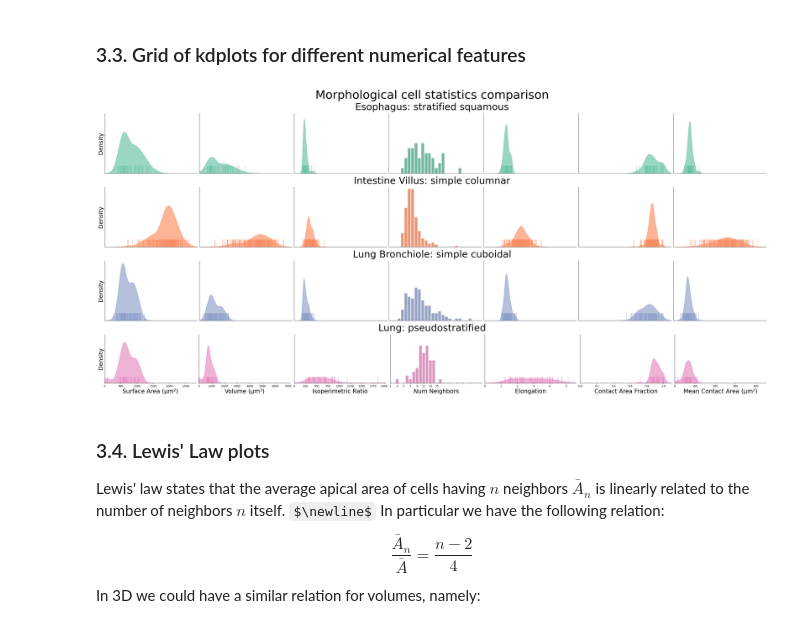
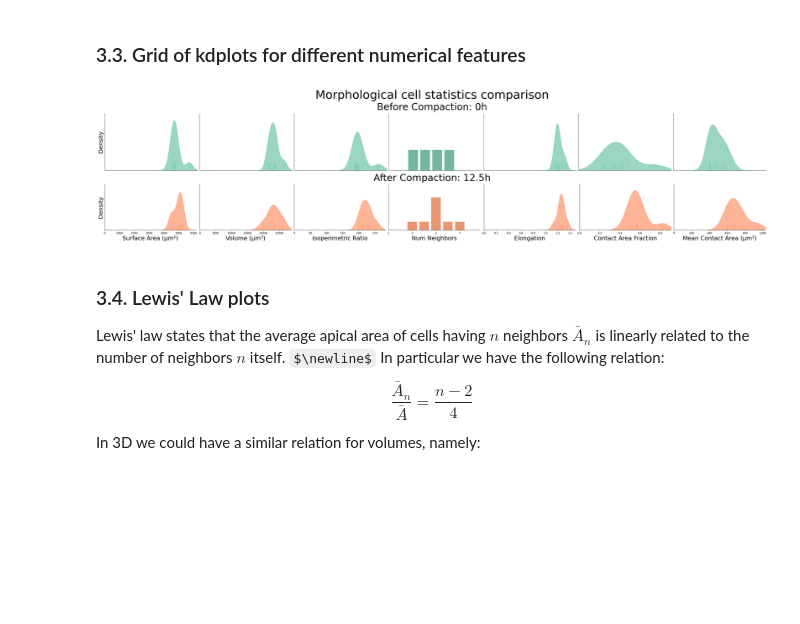
Before and after one commit to AntanasMurelis/EpiStats, a Jupyter notebook: src/tutorials/plots_tutorial.ipynb, the cells around one changed output. Saved outputs shown, nothing was run; the diff lists cells and outputs as text; code cells hidden in the pictures; some formulas as TeX source; blank space fills up the shorter version.

```diff
--- a/src/tutorials/plots_tutorial.ipynb
+++ b/src/tutorials/plots_tutorial.ipynb
@@ -16,13 +17,10 @@ os.getcwd()
 ## 1. Load the tissue dataframes
 # %%
 # Load dataframes
-out_root_path = '../outputs/outputs_v4'
+out_root_path = '../../../cell_stats/movie_0608_3/'
 df_files = [
-    # 'output_bladder_control_curated_segmentation_s_10_e_6_d_8/cell_stats/stats_dataset_bladder.csv',
-    'output_esophagus_Z2_curated_crop_s_10_e_6_d_8/cell_stats/stats_dataset_esophagus.csv',
-    'output_intestine_sample2_b_curated_segmentation_relabel_seq_s_10_e_6_d_8/cell_stats/stats_dataset_intestine_villus.csv',
-    'output_lung_new_sample_b_curated_segmentation_central_crop_relabel_seq_s_10_e_6_d_8/cell_stats/stats_dataset_lung_bronchiole.csv',
-    'output_lung_pseudostratified_from_harold_s_10_e_6_d_8/cell_stats/stats_dataset_lung.csv'
+    'before_compaction.csv',
+    'after_compaction.csv',
 ]
 df_paths = [os.path.join(out_root_path, df_file) for df_file in df_files]
 
@@ -45,14 +47,11 @@ cell_stats_df
-# %%
-import ast
-
-# If using v4 of collected statistics run this cell
-cell_stats_df['principal_axis_and_elongation'] = cell_stats_df['principal_axis_and_elongation'].apply(
-    lambda x: x.split(',')[0].replace('(', '')
-)
-cell_stats_df['principal_axis_and_elongation'] = cell_stats_df['principal_axis_and_elongation'].apply(
-    lambda x: ast.literal_eval(x)
-)
-cell_stats_df['elongation'] = cell_stats_df['principal_axis_and_elongation']
-cell_stats_df.drop(columns=['principal_axis_and_elongation'], inplace=True)
-
-cell_stats_df["num_neighbors_2D_principal"] = cell_stats_df['neighbors_2D_principal'].apply(lambda x: [len(l) for l in x])
+# %%
+for i in range(len(cell_stats_df)):
+    if cell_stats_df.loc[i, 'file_name'].find('time_3') != -1:
+        cell_stats_df.loc[i, 'tissue'] = 'before_compaction'
+        cell_stats_df.loc[i, 'tissue_type'] = '0h'
+    else:
+        cell_stats_df.loc[i, 'tissue'] = 'after_compaction'
+        cell_stats_df.loc[i, 'tissue_type'] = '12.5h'
+
+pd.set_option('display.max_colwidth', -1)
+cell_stats_df
@@ -138,7 +149,7 @@ numerical_features = [
     'num_neighbors', 'elongation',
     'contact_area_fraction', 'mean_contact_area'
 ] # here you can also set the order of variables for the plots
-save_plots_dir = '../images/'
+save_plots_dir = '../../../cell_stats/movie_0608_3/'
 # %%
 # Create a discrete colormap for plots (not used for correlation matrix)
 # Note: in the plotting functions you can either choose a used defined cmap like this one,
@@ -188,28 +199,28 @@ sp.pca_plots(
 # %%
 uoms = [
     '\u00B5m' + '\u00B2',
     '\u00B5m' + '\u00B3',
     None,
     None,
     None,
     None,
     '\u00B5m' + '\u00B2'
 ]
 
-y_lims = [0.002, 0.002, 0.012, 0.25, 3.0, 14, 0.040]
+y_lims = [0.0015, 0.0003, 0.03, 0.7, 8.0, 5, 0.0050]
 
 sp.features_grid_kdplots(
     df=numeric_cell_stats_df,
     features=numerical_features,
     y_lims=y_lims,
-    remove_outliers=True,
+    remove_outliers=False,
     units_of_measure=uoms,
     color_map=cell_cmap,
     save_dir=save_plots_dir,
     show=True
 )
 # %% [output]
-[figure, old version]
+[figure, new version]
 # %% [markdown]
 ### 3.4. Lewis' Law plots
 
```
Also changed, not shown: parts of 11 cells of this notebook, 1 other file.
